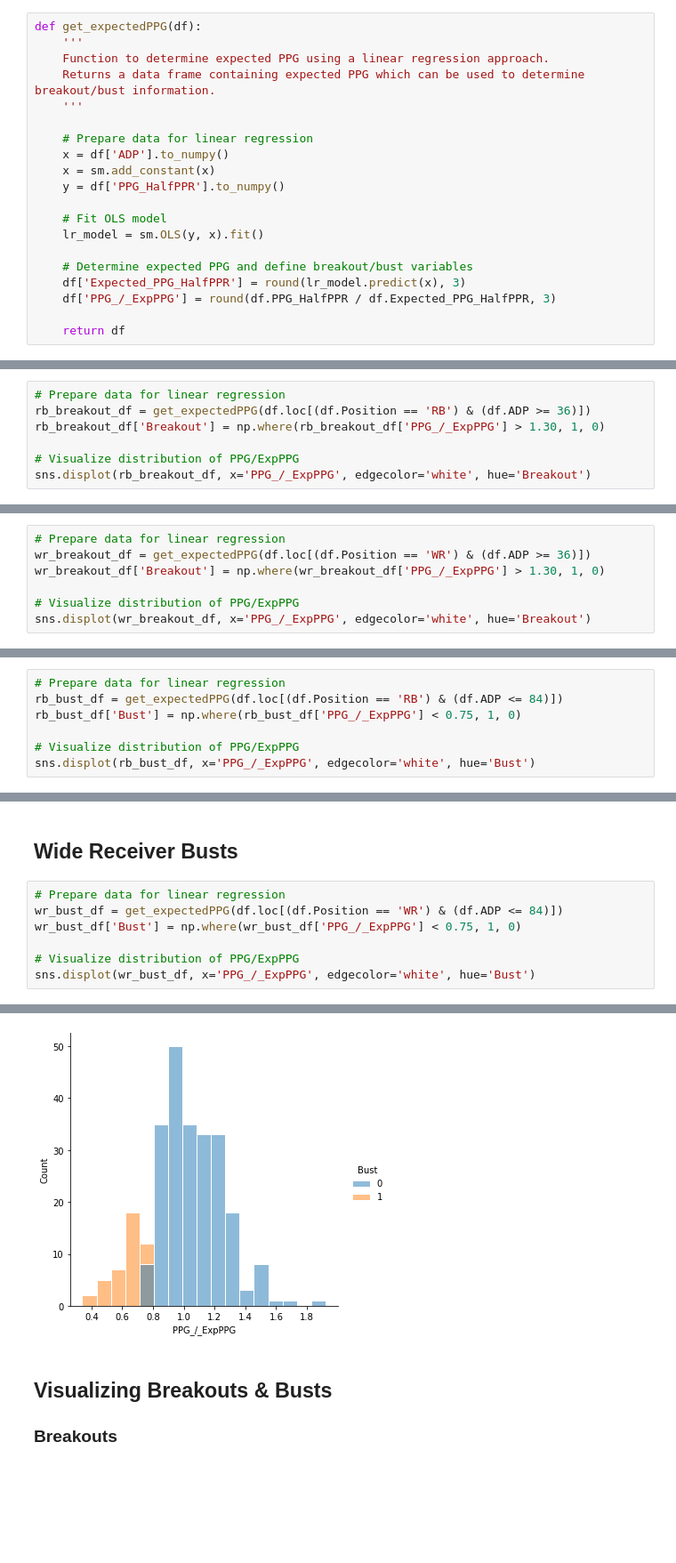
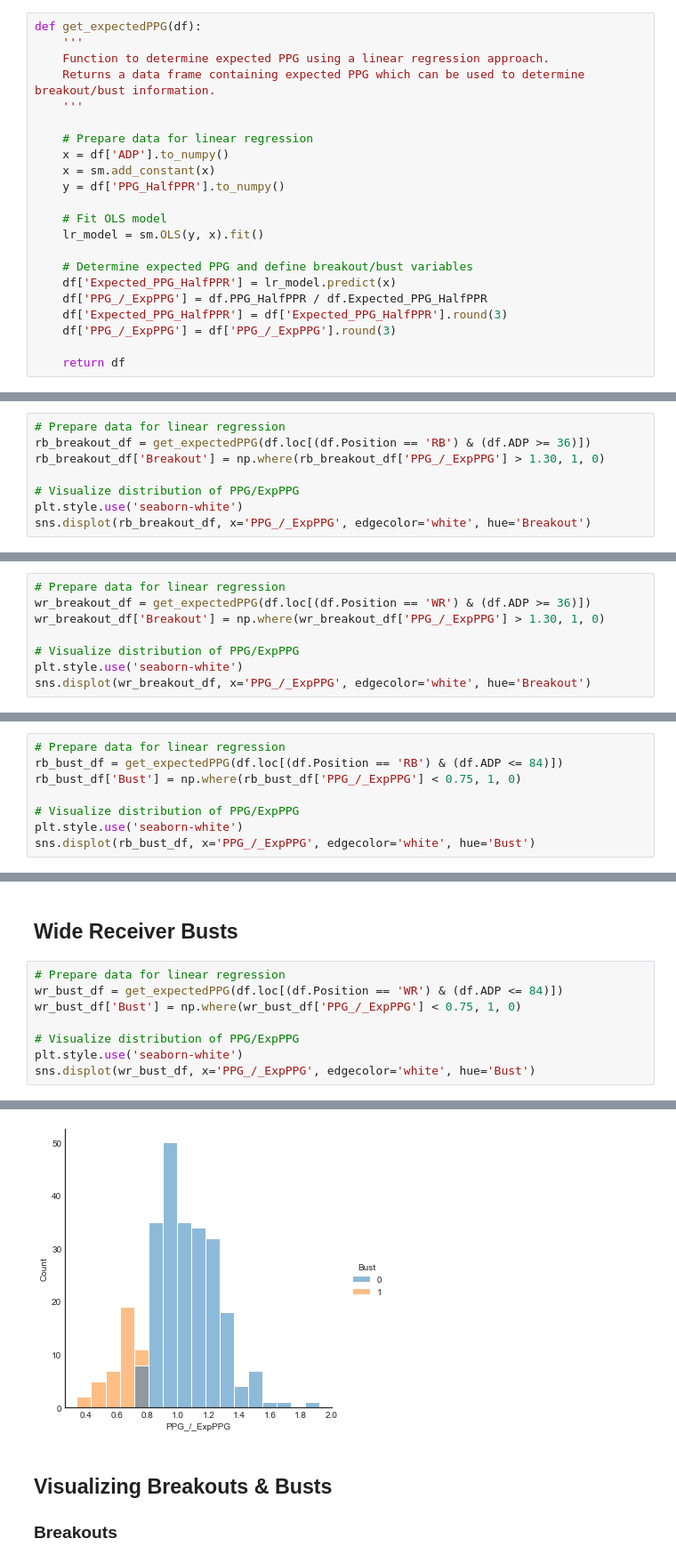
Before and after one commit to BrentonGraham/fantasy-football-ml, a Jupyter notebook: breakout-bust-prediction/1-data-preparation.ipynb, the cells around one changed output, grey strips where cells are left out. Shown at 89% size. Saved outputs shown, nothing was run; the diff lists cells and outputs as text; blank space fills up the shorter version.

```diff
--- a/breakout-bust-prediction/1-data-preparation.ipynb
+++ b/breakout-bust-prediction/1-data-preparation.ipynb
@@ -68,8 +72,10 @@ def get_expectedPPG(df):
     lr_model = sm.OLS(y, x).fit()
 
     # Determine expected PPG and define breakout/bust variables
-    df['Expected_PPG_HalfPPR'] = round(lr_model.predict(x), 3)
-    df['PPG_/_ExpPPG'] = round(df.PPG_HalfPPR / df.Expected_PPG_HalfPPR, 3)
+    df['Expected_PPG_HalfPPR'] = lr_model.predict(x)
+    df['PPG_/_ExpPPG'] = df.PPG_HalfPPR / df.Expected_PPG_HalfPPR
+    df['Expected_PPG_HalfPPR'] = df['Expected_PPG_HalfPPR'].round(3)
+    df['PPG_/_ExpPPG'] = df['PPG_/_ExpPPG'].round(3)
 
     return df
 # %% [markdown]
@@ -80,5 +86,6 @@ rb_breakout_df = get_expectedPPG(df.loc[(df.Position == 'RB') & (df.ADP >= 36)])
 rb_breakout_df['Breakout'] = np.where(rb_breakout_df['PPG_/_ExpPPG'] > 1.30, 1, 0)
 
 # Visualize distribution of PPG/ExpPPG
+plt.style.use('seaborn-white')
 sns.displot(rb_breakout_df, x='PPG_/_ExpPPG', edgecolor='white', hue='Breakout')
 # %% [output]
@@ -91,6 +99,7 @@ wr_breakout_df = get_expectedPPG(df.loc[(df.Position == 'WR') & (df.ADP >= 36)])
 wr_breakout_df['Breakout'] = np.where(wr_breakout_df['PPG_/_ExpPPG'] > 1.30, 1, 0)
 
 # Visualize distribution of PPG/ExpPPG
+plt.style.use('seaborn-white')
 sns.displot(wr_breakout_df, x='PPG_/_ExpPPG', edgecolor='white', hue='Breakout')
 # %% [output]
 <seaborn.axisgrid.FacetGrid at 0x...>
@@ -103,6 +112,7 @@ rb_bust_df = get_expectedPPG(df.loc[(df.Position == 'RB') & (df.ADP <= 84)])
 rb_bust_df['Bust'] = np.where(rb_bust_df['PPG_/_ExpPPG'] < 0.75, 1, 0)
 
 # Visualize distribution of PPG/ExpPPG
+plt.style.use('seaborn-white')
 sns.displot(rb_bust_df, x='PPG_/_ExpPPG', edgecolor='white', hue='Bust')
 # %% [output]
 <seaborn.axisgrid.FacetGrid at 0x...>
@@ -112,13 +122,14 @@ sns.displot(rb_bust_df, x='PPG_/_ExpPPG', edgecolor='white', hue='Bust')
 # %%
 # Prepare data for linear regression
 wr_bust_df = get_expectedPPG(df.loc[(df.Position == 'WR') & (df.ADP <= 84)])
 wr_bust_df['Bust'] = np.where(wr_bust_df['PPG_/_ExpPPG'] < 0.75, 1, 0)
 
 # Visualize distribution of PPG/ExpPPG
+plt.style.use('seaborn-white')
 sns.displot(wr_bust_df, x='PPG_/_ExpPPG', edgecolor='white', hue='Bust')
 # %% [output]
 <seaborn.axisgrid.FacetGrid at 0x...>
-[figure, old version]
+[figure, new version]
 # %% [markdown]
 ## Visualizing Breakouts & Busts
 ### Breakouts
```
Also changed, not shown: parts of 8 cells of this notebook, 5 other files.
